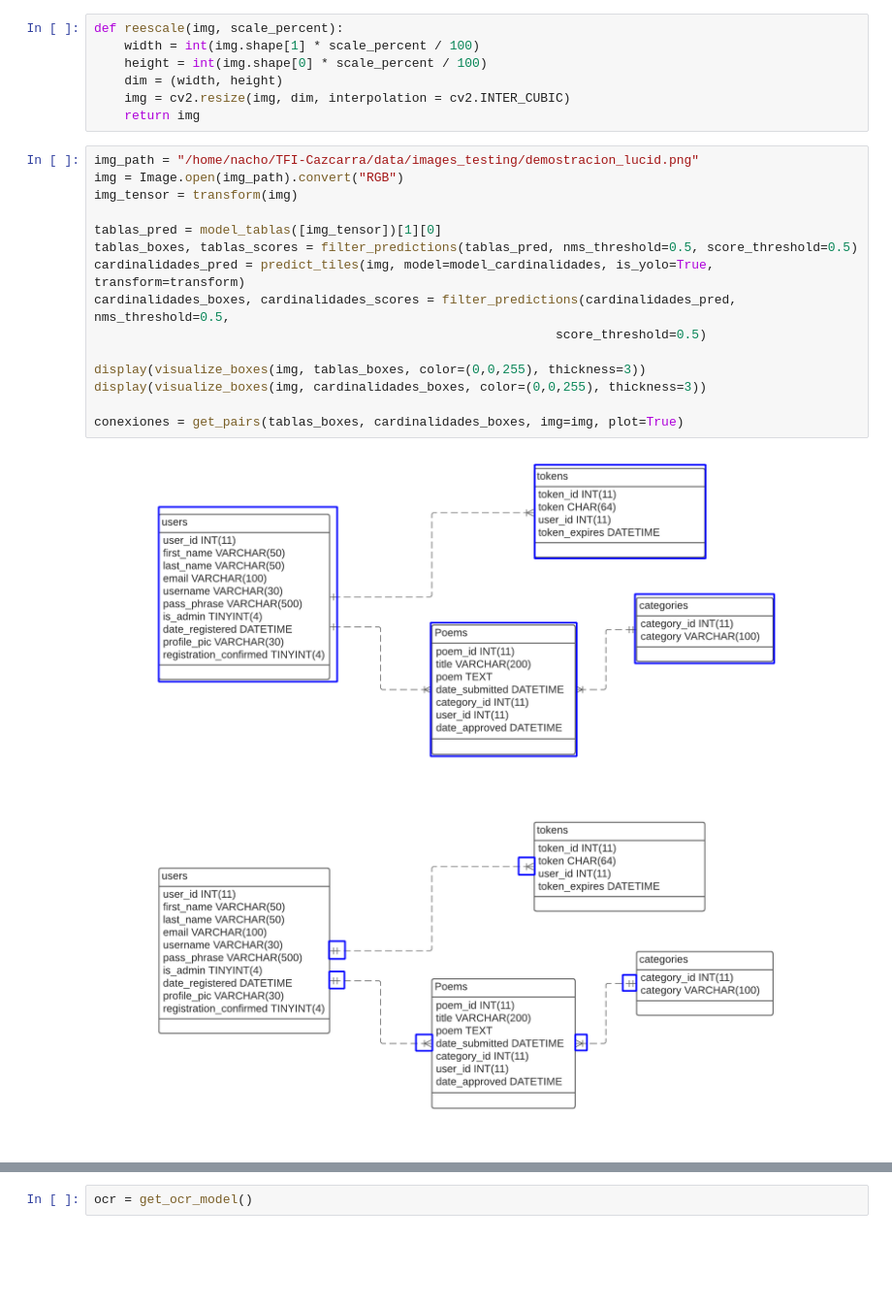
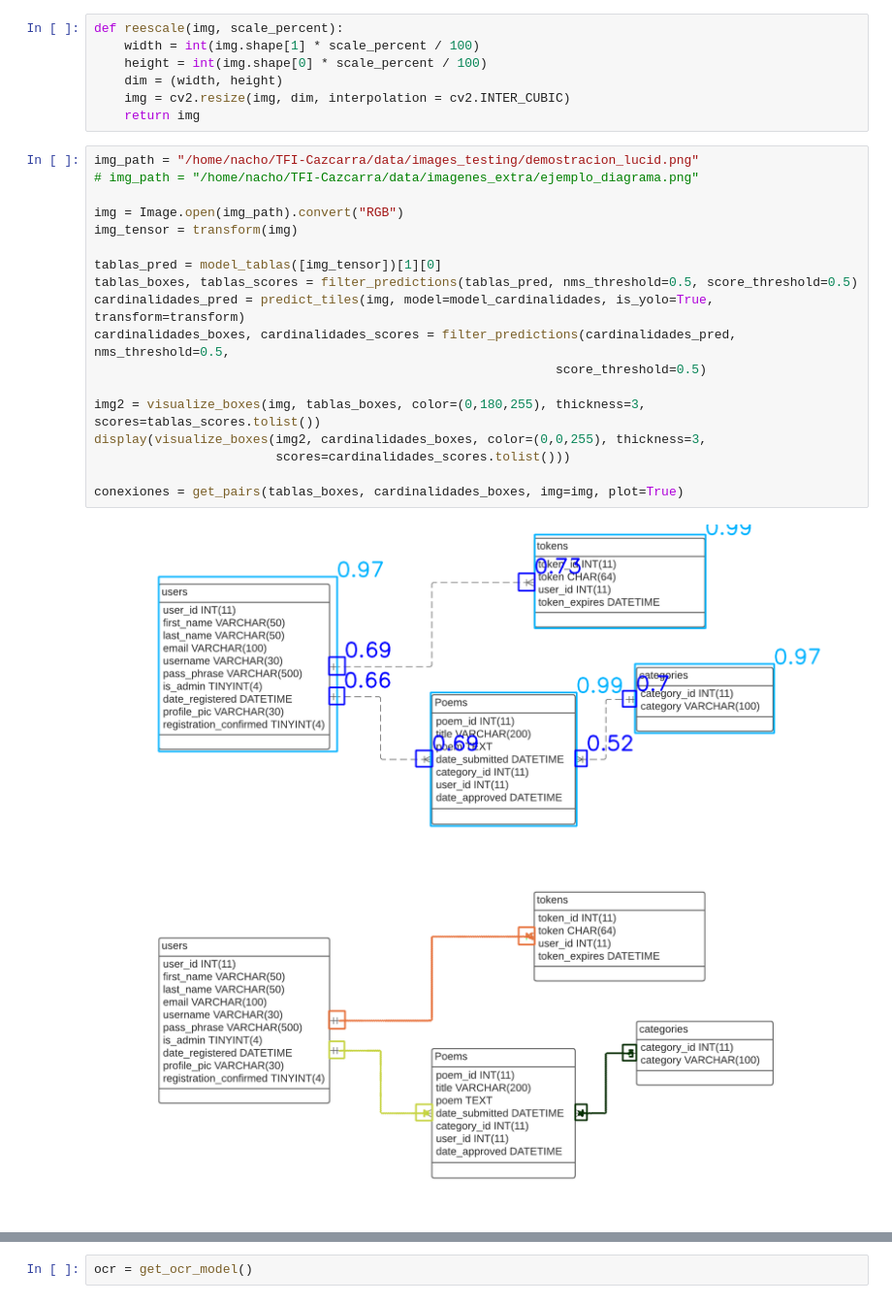
Before and after one commit to IgnacioCazcarra/TFI-Cazcarra, a Jupyter notebook: notebooks/demostracion.ipynb, the cells around one changed output, grey strips where cells are left out. Shown at 97% size. Saved outputs shown, nothing was run; the diff lists cells and outputs as text; blank space fills up the shorter version.

```diff
--- a/notebooks/demostracion.ipynb
+++ b/notebooks/demostracion.ipynb
@@ -50,19 +50,22 @@ def reescale(img, scale_percent):
     return img
 # %%
 img_path = "/home/nacho/TFI-Cazcarra/data/images_testing/demostracion_lucid.png"
+# img_path = "/home/nacho/TFI-Cazcarra/data/imagenes_extra/ejemplo_diagrama.png"
+
 img = Image.open(img_path).convert("RGB")
 img_tensor = transform(img)
 
 tablas_pred = model_tablas([img_tensor])[1][0]
 tablas_boxes, tablas_scores = filter_predictions(tablas_pred, nms_threshold=0.5, score_threshold=0.5)
 cardinalidades_pred = predict_tiles(img, model=model_cardinalidades, is_yolo=True, transform=transform)
 cardinalidades_boxes, cardinalidades_scores = filter_predictions(cardinalidades_pred, nms_threshold=0.5,
                                                              score_threshold=0.5)
 
-display(visualize_boxes(img, tablas_boxes, color=(0,0,255), thickness=3))
-display(visualize_boxes(img, cardinalidades_boxes, color=(0,0,255), thickness=3))
+img2 = visualize_boxes(img, tablas_boxes, color=(0,180,255), thickness=3, scores=tablas_scores.tolist())
+display(visualize_boxes(img2, cardinalidades_boxes, color=(0,0,255), thickness=3,
+                        scores=cardinalidades_scores.tolist()))
 
 conexiones = get_pairs(tablas_boxes, cardinalidades_boxes, img=img, plot=True)
 # %% [output]
-[figure, old version]
+[figure, new version]
-[figure, old version]
+[figure, new version]
```
Also changed, not shown: parts of 5 cells of this notebook, 4 other files.
